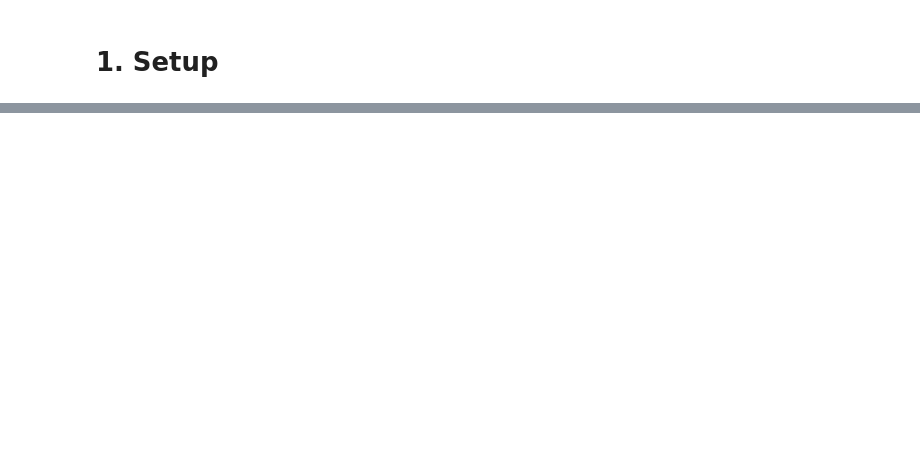
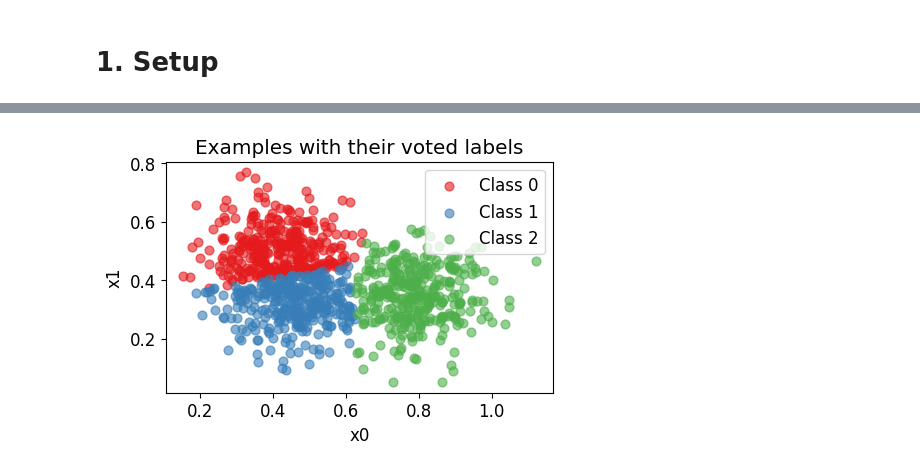
Before and after one commit to SamPIngram/uncertain_ground_truth_experiments, a Jupyter notebook: tutorial.ipynb, the cells around one changed output, grey strips where cells are left out. Saved outputs shown, nothing was run; the diff lists cells and outputs as text; code cells hidden in the pictures; blank space fills up the shorter version.

```diff
--- a/tutorial.ipynb
+++ b/tutorial.ipynb
@@ -14,0 +111,7 @@ The tutorial will look to explain how the approach can be used to other experime
+# %%
+colab_utils.plot_data(
+    data['train_examples'],
+    np.argmax(data['train_smooth_labels'], axis=1),
+    title='Examples with their voted labels', name='data_top1', colors=colors)
+# %% [output]
+[figure, added]
```
Also changed, not shown: parts of 16 cells of this notebook.
